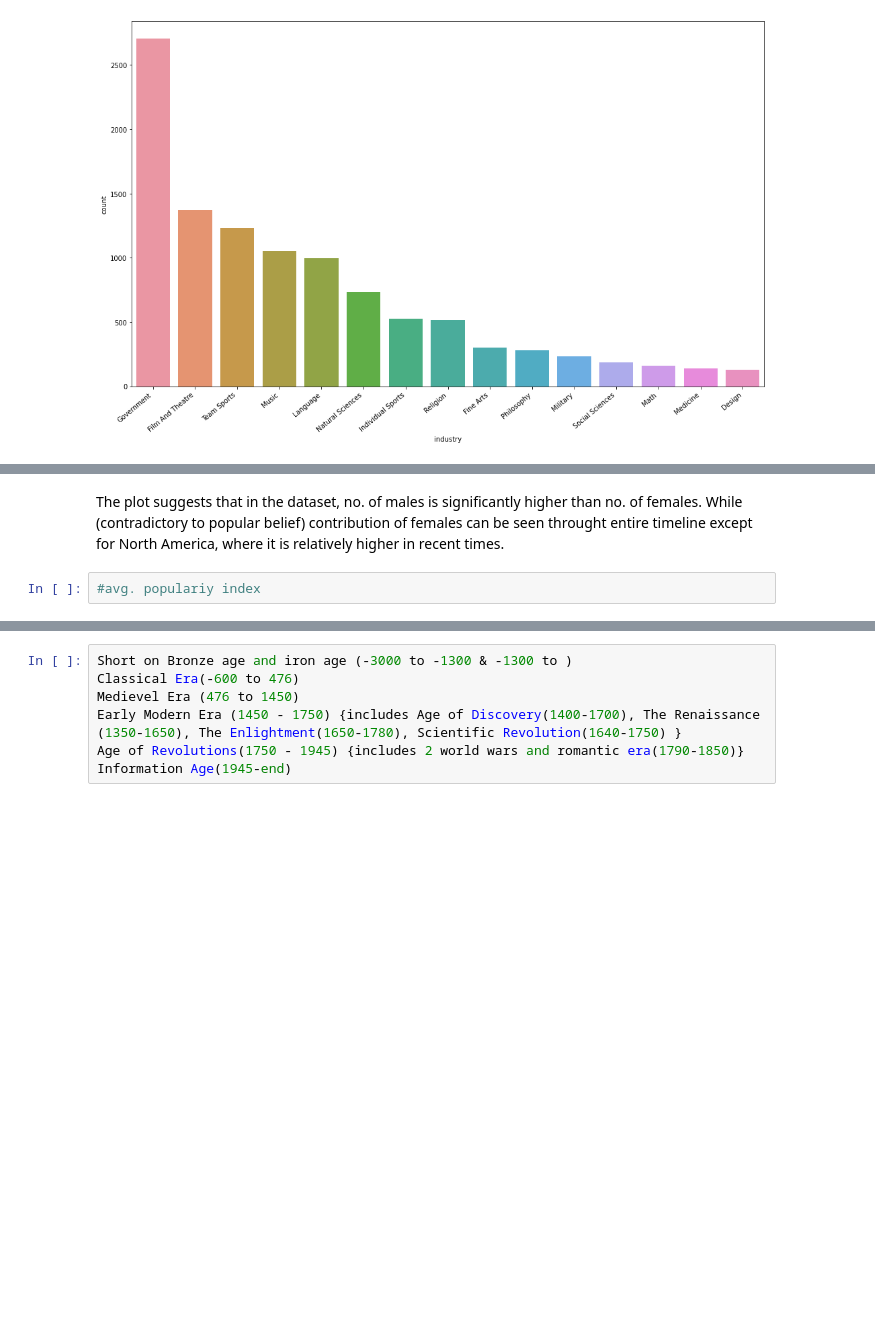
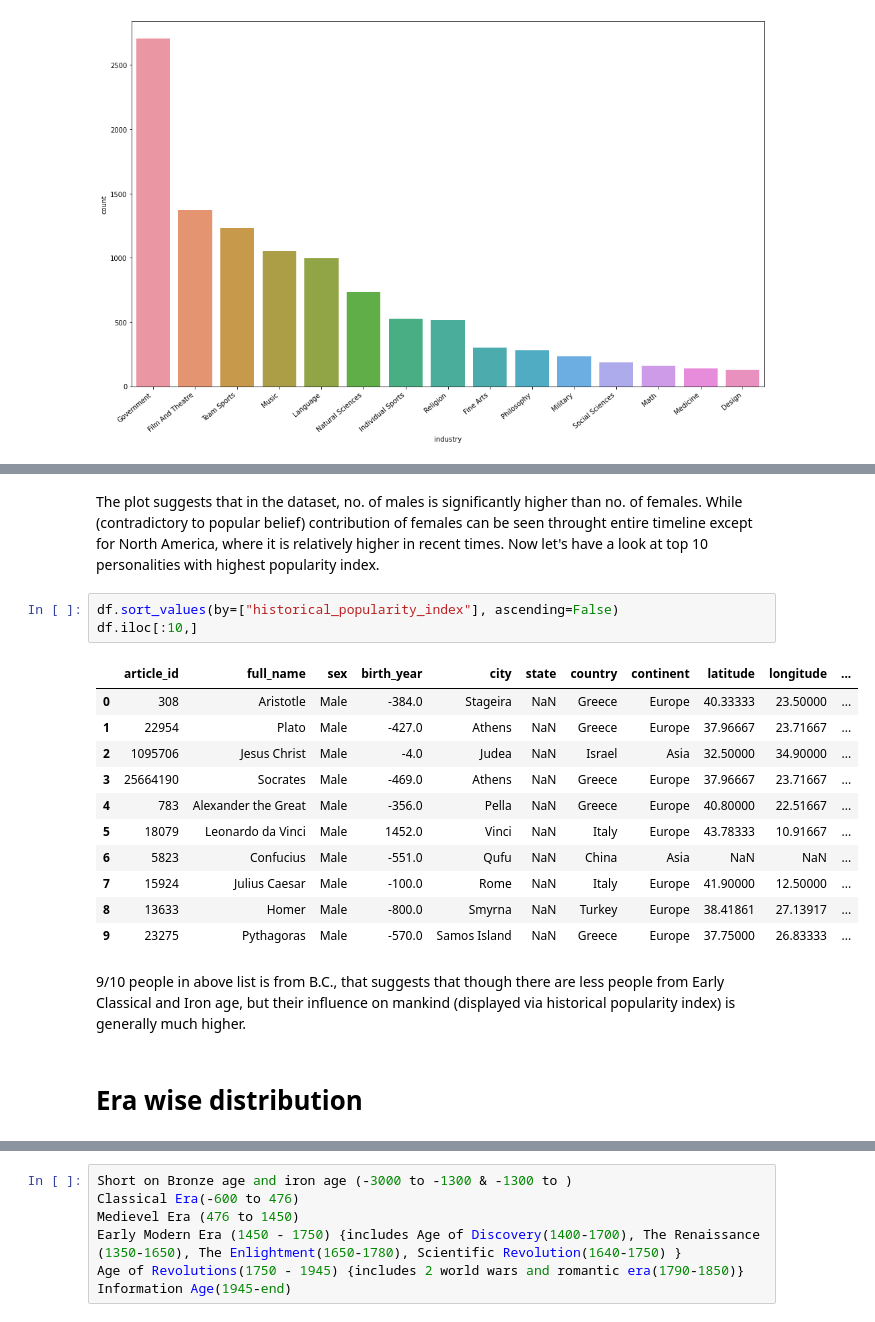
Before and after one commit to ShubhamBhut/Project-Insight, a Jupyter notebook: pantheon.ipynb, the cells around one changed output, grey strips where cells are left out. Saved outputs shown, nothing was run; the diff lists cells and outputs as text; blank space fills up the shorter version.

```diff
--- a/pantheon.ipynb
+++ b/pantheon.ipynb
@@ -261,7 +263,25 @@ sns.stripplot(x='continent',y='birth_year',data=df, hue='sex',
 # %% [markdown]
 The plot suggests that in the dataset, no. of males is significantly higher than no. of females. While (contradictory to popular belief) contribution of females can be seen throught entire timeline except for North America, where it is relatively higher in recent times.
+Now let's have a look at top 10 personalities with highest popularity index.
-# %%
-#avg. populariy index
+# %%
+df.sort_values(by=["historical_popularity_index"], ascending=False)
+df.iloc[:10,]
+# %% [output]
+|  | article_id | full_name | sex | birth_year | city | state | country | continent | latitude | longitude | ... |
+| 0 | 308 | Aristotle | Male | -384.0 | Stageira | NaN | Greece | Europe | 40.33333 | 23.50000 | ... |
+| 1 | 22954 | Plato | Male | -427.0 | Athens | NaN | Greece | Europe | 37.96667 | 23.71667 | ... |
+| 2 | 1095706 | Jesus Christ | Male | -4.0 | Judea | NaN | Israel | Asia | 32.50000 | 34.90000 | ... |
+| 3 | 25664190 | Socrates | Male | -469.0 | Athens | NaN | Greece | Europe | 37.96667 | 23.71667 | ... |
+| 4 | 783 | Alexander the Great | Male | -356.0 | Pella | NaN | Greece | Europe | 40.80000 | 22.51667 | ... |
+| 5 | 18079 | Leonardo da Vinci | Male | 1452.0 | Vinci | NaN | Italy | Europe | 43.78333 | 10.91667 | ... |
+| 6 | 5823 | Confucius | Male | -551.0 | Qufu | NaN | China | Asia | NaN | NaN | ... |
+| 7 | 15924 | Julius Caesar | Male | -100.0 | Rome | NaN | Italy | Europe | 41.90000 | 12.50000 | ... |
+| 8 | 13633 | Homer | Male | -800.0 | Smyrna | NaN | Turkey | Europe | 38.41861 | 27.13917 | ... |
+| 9 | 23275 | Pythagoras | Male | -570.0 | Samos Island | NaN | Greece | Europe | 37.75000 | 26.83333 | ... |
+# %% [markdown]
+9/10 people in above list is from B.C., that suggests that though there are less people from Early Classical and Iron age, but their influence on mankind (displayed via historical popularity index) is generally much higher.
+# %% [markdown]
+# Era wise distribution
 # %%
 The Bronze Age (3000 B.C. to 1300 B.C.)
 The Iron Age (1300 B.C. to 600 B.C.)
```
Also changed, not shown: parts of 10 cells of this notebook.
